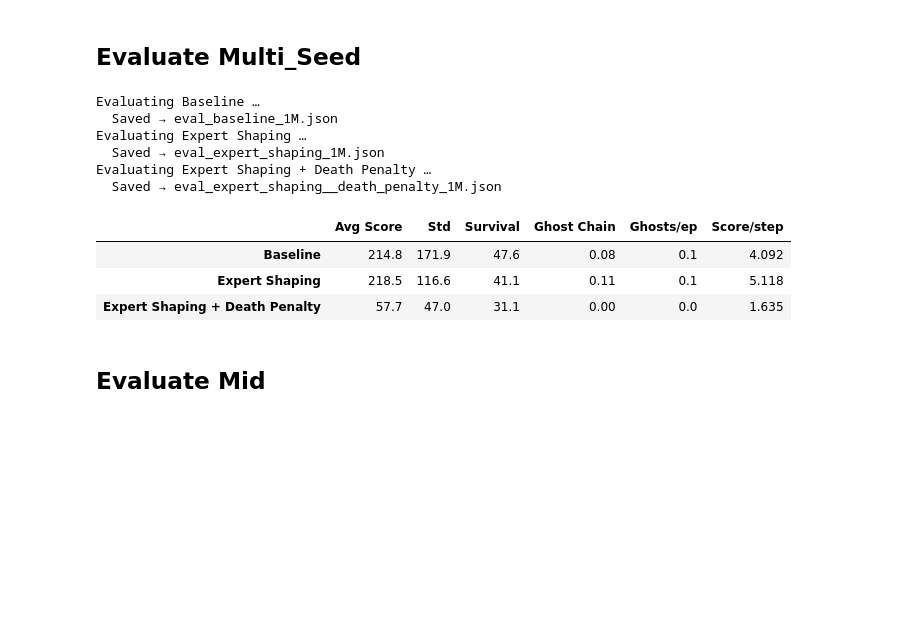
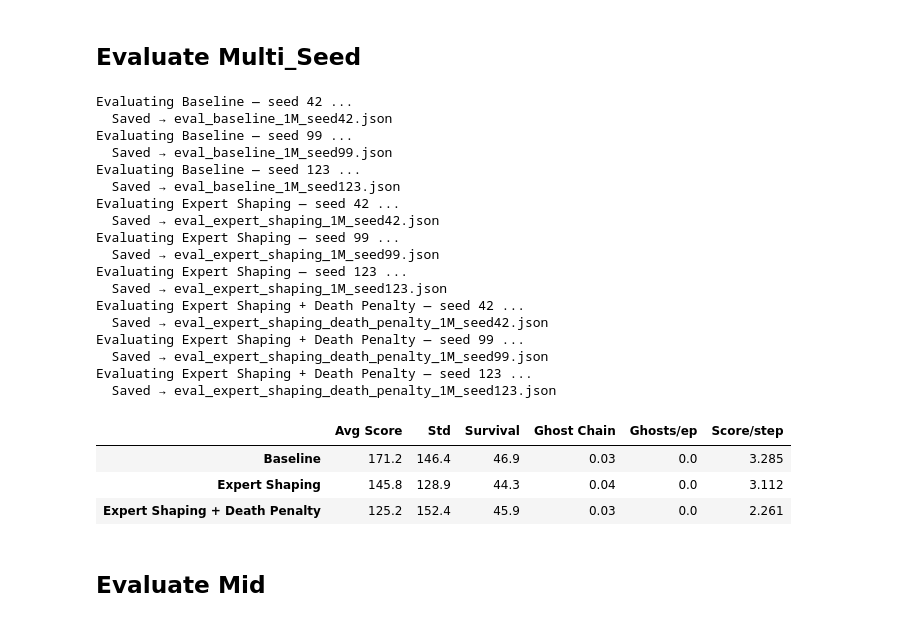
Before and after one commit to AnhTRJotnar/PacManRLTraining, a Jupyter notebook: Pacman.ipynb, the cells around one changed output. Saved outputs shown, nothing was run; the diff lists cells and outputs as text; code cells hidden in the pictures; blank space fills up the shorter version.

```diff
--- a/Pacman.ipynb
+++ b/Pacman.ipynb
@@ -486,47 +510,60 @@ def evaluate_agent(model, n_episodes=100, seed=99):
 # %%
 eval_results_multiseed = {name: [] for name in CONDITIONS}
 
 for name, seed_runs in results_multiseed.items():
     for run in seed_runs:
         if run is None:
             continue
         seed = run["seed"]
         print(f"Evaluating {name} — seed {seed} ...")
         er = evaluate_agent(run["model"], n_episodes=100, seed=99)
         eval_results_multiseed[name].append({"seed": seed, **er})
 
         model  = "_".join(name.replace("+", "").lower().split())
         save_name = f"eval_{model}_1M_seed{seed}.json"
         with open(save_name, "w") as f:
             json.dump(
                 {k: v.tolist() for k, v in er.items()} |
                 {"condition": name, "steps": TOTAL_STEPS_SHORT, "seed": seed},
                 f,
             )
         print(f"  Saved → {save_name}")
 
 display(pd.DataFrame({
     name: {
-        "Avg Score": round(float(np.mean(er["scores"])), 1),
-        "Std": round(float(np.std(er["scores"])), 1),
-        "Survival": round(float(np.mean(er["lengths"])), 1),
-        "Ghost Chain": round(float(np.mean(er["ghost_chains"])), 2),
-        "Ghosts/ep": round(float(np.mean(er["ghosts_eaten"])), 1),
-        "Score/step": round(float(np.mean(er["score_per_step"])), 3),
+        "Avg Score": round(float(np.mean(np.concatenate([s["scores"] for s in seed_list]))), 1),
+        "Std": round(float(np.std(np.concatenate([s["scores"] for s in seed_list]))), 1),
+        "Survival": round(float(np.mean(np.concatenate([s["lengths"] for s in seed_list]))), 1),
+        "Ghost Chain": round(float(np.mean(np.concatenate([s["ghost_chains"] for s in seed_list]))), 2),
+        "Ghosts/ep": round(float(np.mean(np.concatenate([s["ghosts_eaten"] for s in seed_list]))), 1),
+        "Score/step": round(float(np.mean(np.concatenate([s["score_per_step"] for s in seed_list]))), 3),
     }
-    for name, er in eval_results_multiseed.items()
+    for name, seed_list in eval_results_multiseed.items()
+    if seed_list
 }).T)
 # %% [output]
-Evaluating Baseline …
-  Saved → eval_baseline_1M.json
-Evaluating Expert Shaping …
-  Saved → eval_expert_shaping_1M.json
-Evaluating Expert Shaping + Death Penalty …
-  Saved → eval_expert_shaping__death_penalty_1M.json
+Evaluating Baseline — seed 42 ...
+  Saved → eval_baseline_1M_seed42.json
+Evaluating Baseline — seed 99 ...
+  Saved → eval_baseline_1M_seed99.json
+Evaluating Baseline — seed 123 ...
+  Saved → eval_baseline_1M_seed123.json
+Evaluating Expert Shaping — seed 42 ...
+  Saved → eval_expert_shaping_1M_seed42.json
+Evaluating Expert Shaping — seed 99 ...
+  Saved → eval_expert_shaping_1M_seed99.json
+Evaluating Expert Shaping — seed 123 ...
+  Saved → eval_expert_shaping_1M_seed123.json
+Evaluating Expert Shaping + Death Penalty — seed 42 ...
+  Saved → eval_expert_shaping_death_penalty_1M_seed42.json
+Evaluating Expert Shaping + Death Penalty — seed 99 ...
+  Saved → eval_expert_shaping_death_penalty_1M_seed99.json
+Evaluating Expert Shaping + Death Penalty — seed 123 ...
+  Saved → eval_expert_shaping_death_penalty_1M_seed123.json
 |  | Avg Score | Std | Survival | Ghost Chain | Ghosts/ep | Score/step |
-| Baseline | 214.8 | 171.9 | 47.6 | 0.08 | 0.1 | 4.092 |
-| Expert Shaping | 218.5 | 116.6 | 41.1 | 0.11 | 0.1 | 5.118 |
-| Expert Shaping + Death Penalty | 57.7 | 47.0 | 31.1 | 0.00 | 0.0 | 1.635 |
+| Baseline | 171.2 | 146.4 | 46.9 | 0.03 | 0.0 | 3.285 |
+| Expert Shaping | 145.8 | 128.9 | 44.3 | 0.04 | 0.0 | 3.112 |
+| Expert Shaping + Death Penalty | 125.2 | 152.4 | 45.9 | 0.03 | 0.0 | 2.261 |
 # %% [markdown]
 ## Evaluate Mid
 # %%
```
Also changed, not shown: parts of 6 cells of this notebook, 29 other files.
